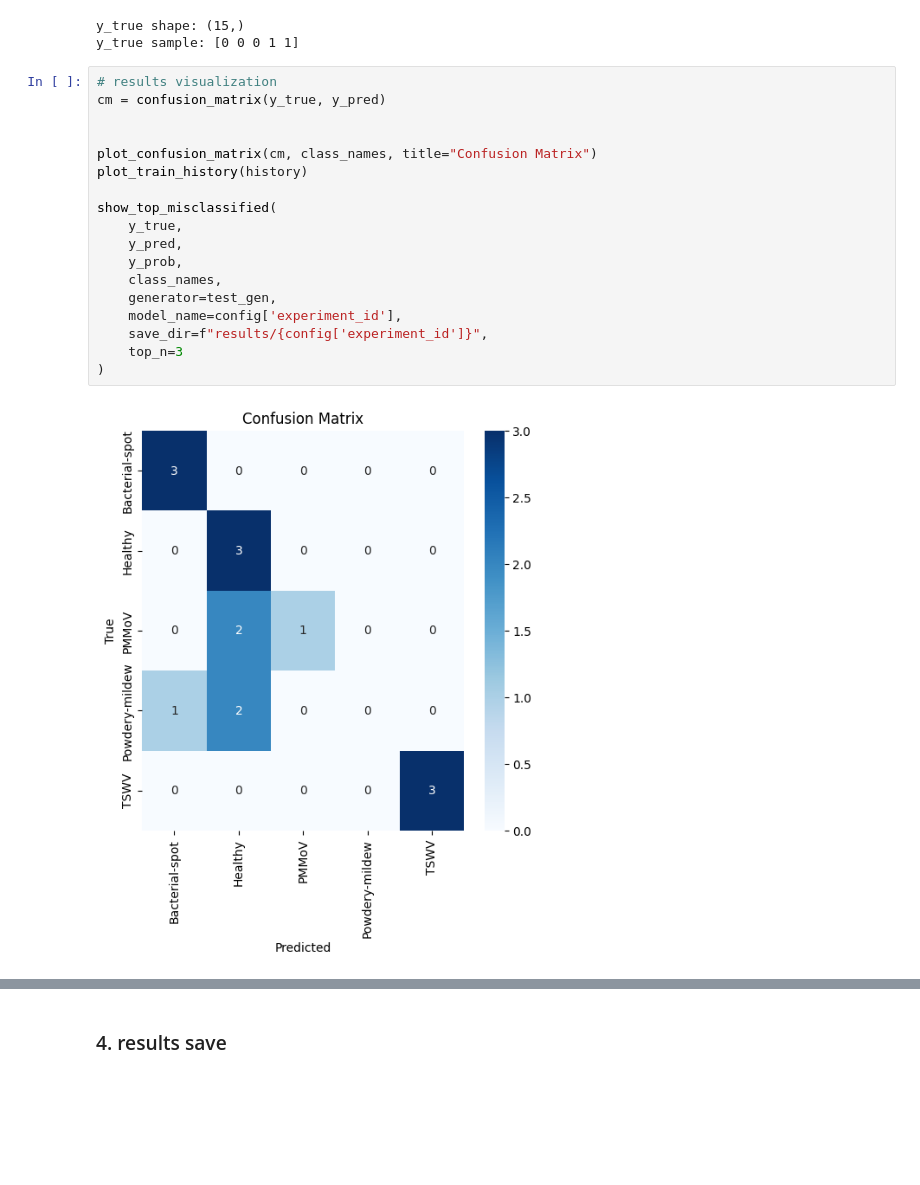
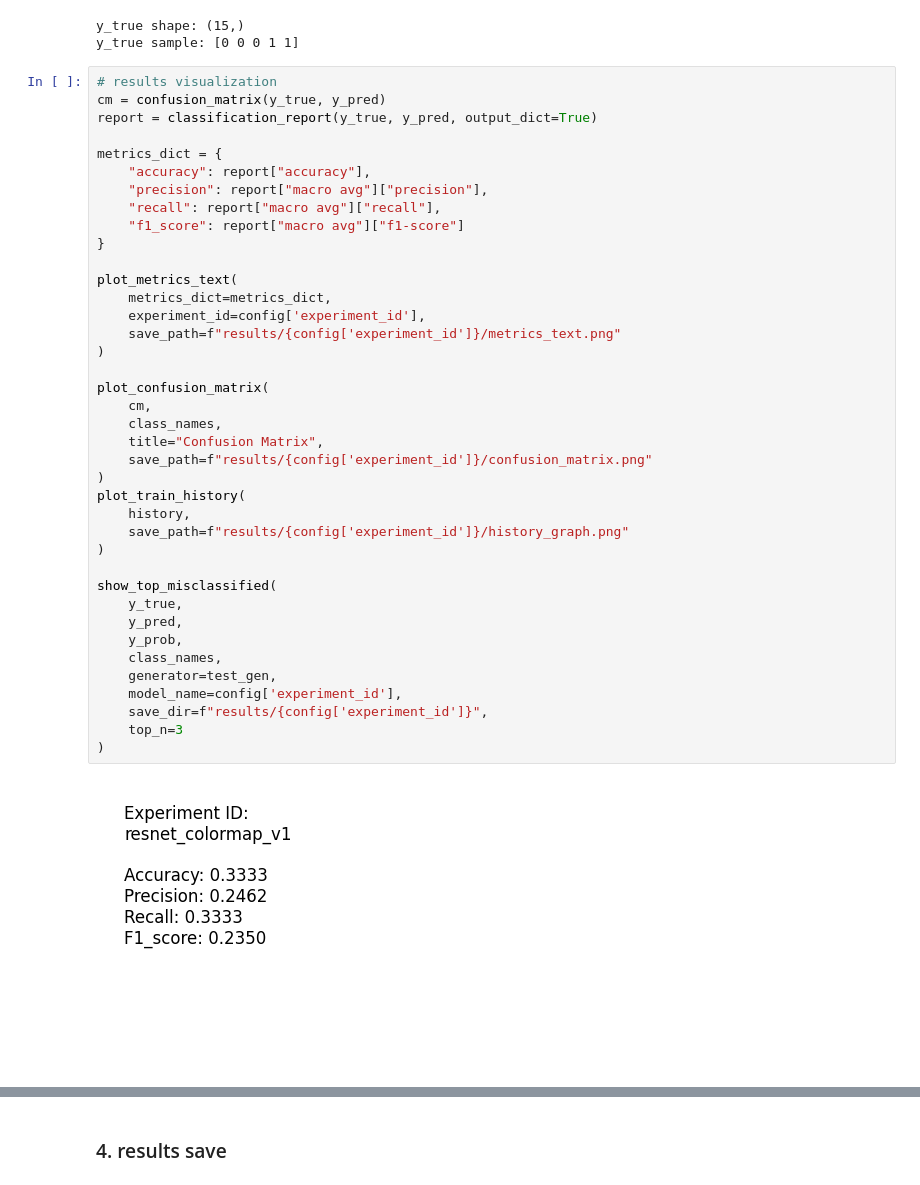
Before and after one commit to vnltbb/ex-cnn-cv-ca, a Jupyter notebook: notebooks/runner.ipynb, the cells around one changed output, grey strips where cells are left out. Saved outputs shown, nothing was run; the diff lists cells and outputs as text; blank space fills up the shorter version.

Commit message:
evaluation visualization data save

```diff
--- a/notebooks/runner.ipynb
+++ b/notebooks/runner.ipynb
@@ -240,20 +233,41 @@ y_true sample: [0 0 0 1 1]
 # %%
 # results visualization
 cm = confusion_matrix(y_true, y_pred)
+report = classification_report(y_true, y_pred, output_dict=True)
 
+metrics_dict = {
+    "accuracy": report["accuracy"],
+    "precision": report["macro avg"]["precision"],
+    "recall": report["macro avg"]["recall"],
+    "f1_score": report["macro avg"]["f1-score"]
+}
 
-plot_confusion_matrix(cm, class_names, title="Confusion Matrix")
-plot_train_history(history)
+plot_metrics_text(
+    metrics_dict=metrics_dict,
+    experiment_id=config['experiment_id'],
+    save_path=f"results/{config['experiment_id']}/metrics_text.png"
+)
+
+plot_confusion_matrix(
+    cm,
+    class_names,
+    title="Confusion Matrix",
+    save_path=f"results/{config['experiment_id']}/confusion_matrix.png"
+)
+plot_train_history(
+    history,
+    save_path=f"results/{config['experiment_id']}/history_graph.png"
+)
 
 show_top_misclassified(
     y_true,
     y_pred,
     y_prob,
     class_names,
     generator=test_gen,
     model_name=config['experiment_id'],
     save_dir=f"results/{config['experiment_id']}",
     top_n=3
 )
 # %% [output]
-[figure, old version]
+[figure, new version]
```
Also changed, not shown: parts of 8 cells of this notebook, 1 other file.
